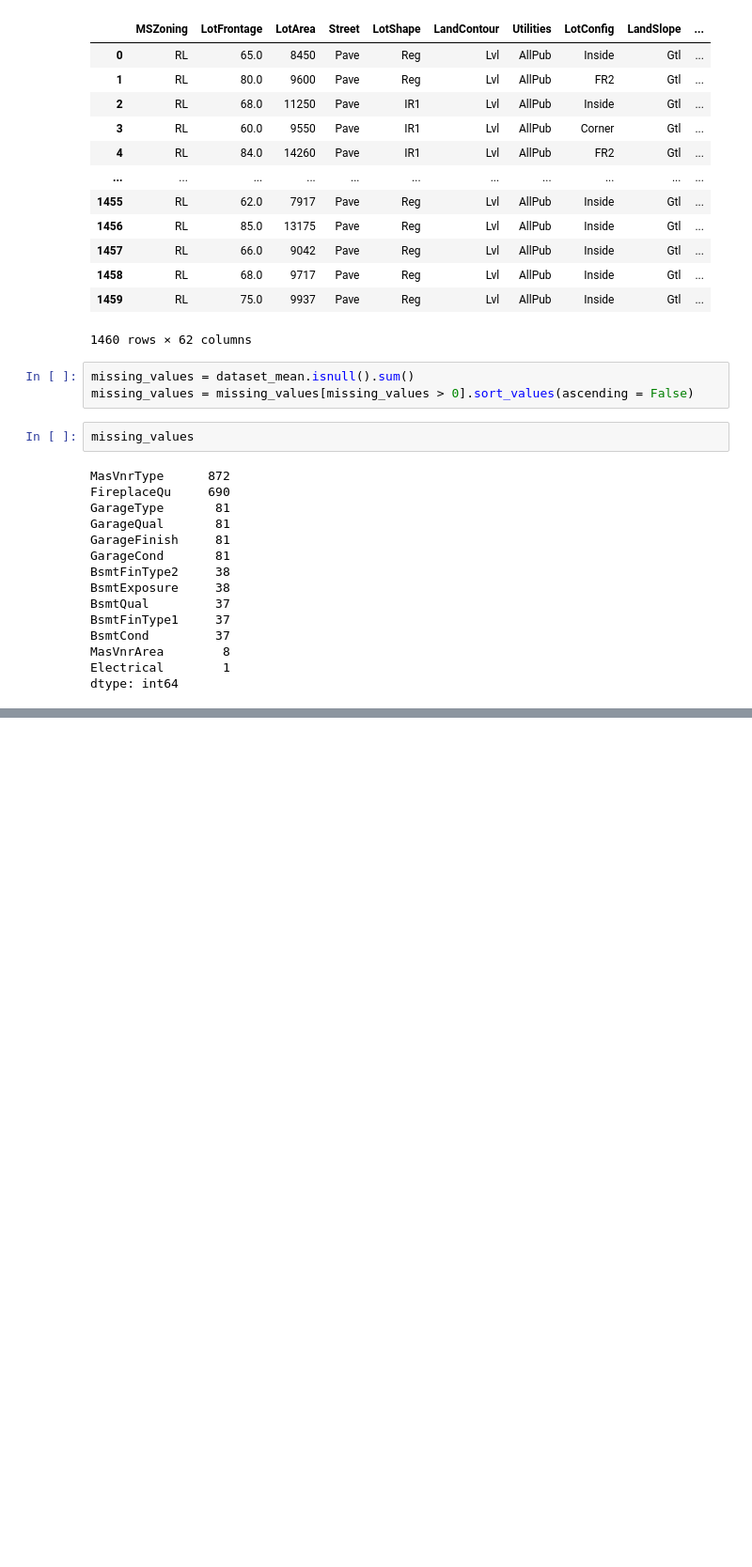
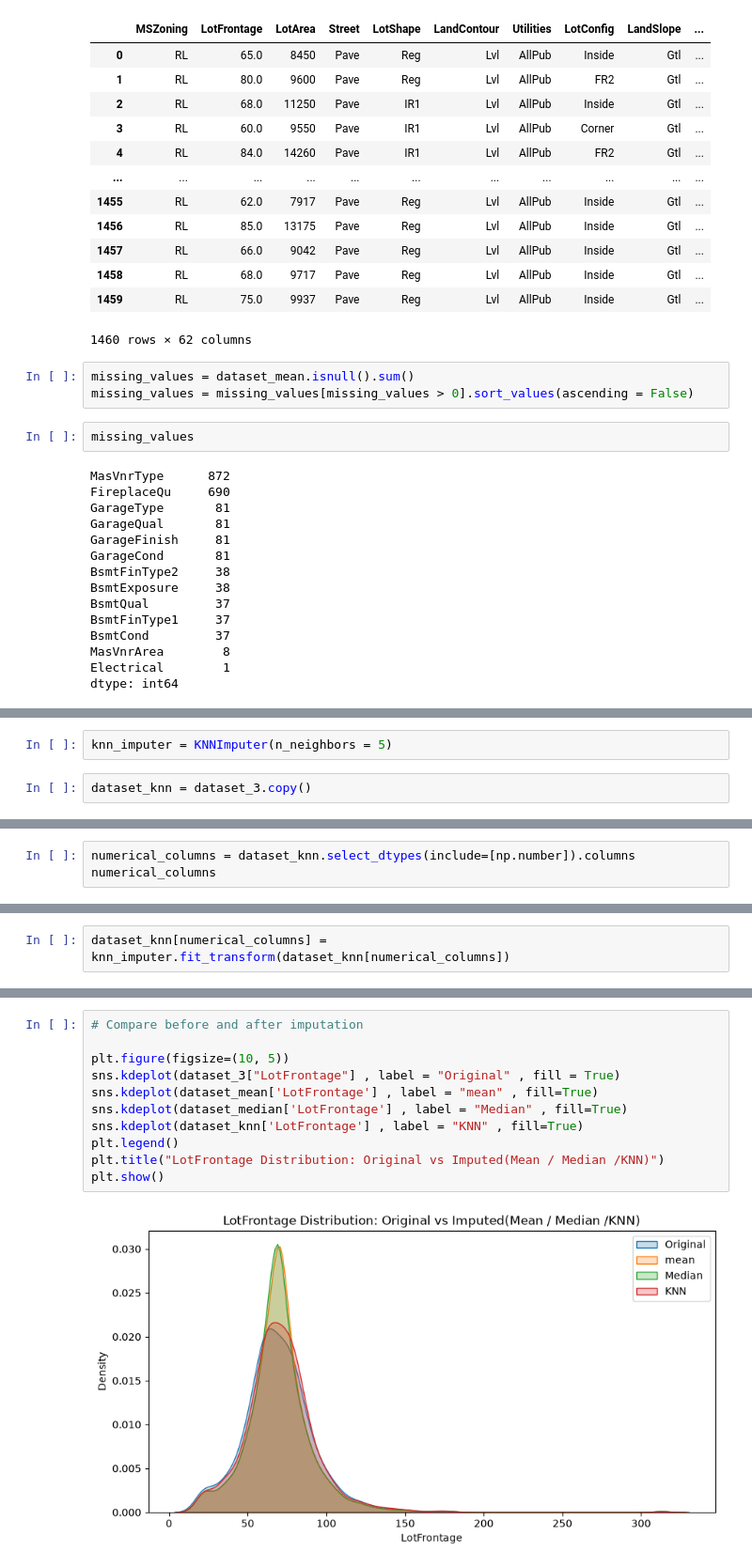
Before and after one commit to manojbalineni/Gen-AI, a Jupyter notebook: 10_Feature_Engineering/02_Feature_Engineering.ipynb, the cells around one changed output, grey strips where cells are left out. Shown at 94% size. Saved outputs shown, nothing was run; the diff lists cells and outputs as text; blank space fills up the shorter version.

```diff
--- a/10_Feature_Engineering/02_Feature_Engineering.ipynb
+++ b/10_Feature_Engineering/02_Feature_Engineering.ipynb
@@ -341,0 +451,4 @@ dtype: int64
+# %%
+knn_imputer = KNNImputer(n_neighbors = 5)
+# %%
+dataset_knn = dataset_3.copy()
@@ -341,0 +475,3 @@ dtype: int64
+# %%
+numerical_columns = dataset_knn.select_dtypes(include=[np.number]).columns
+numerical_columns
@@ -341,0 +485,2 @@ dtype: int64
+# %%
+dataset_knn[numerical_columns] = knn_imputer.fit_transform(dataset_knn[numerical_columns])
@@ -341,0 +505,13 @@ dtype: int64
+# %%
+# Compare before and after imputation
+
+plt.figure(figsize=(10, 5))
+sns.kdeplot(dataset_3["LotFrontage"] , label = "Original" , fill = True)
+sns.kdeplot(dataset_mean['LotFrontage'] , label = "mean" , fill=True)
+sns.kdeplot(dataset_median['LotFrontage'] , label = "Median" , fill=True)
+sns.kdeplot(dataset_knn['LotFrontage'] , label = "KNN" , fill=True)
+plt.legend()
+plt.title("LotFrontage Distribution: Original vs Imputed(Mean / Median /KNN)")
+plt.show()
+# %% [output]
+[figure, added]
```
Also changed, not shown: parts of 15 cells of this notebook.
